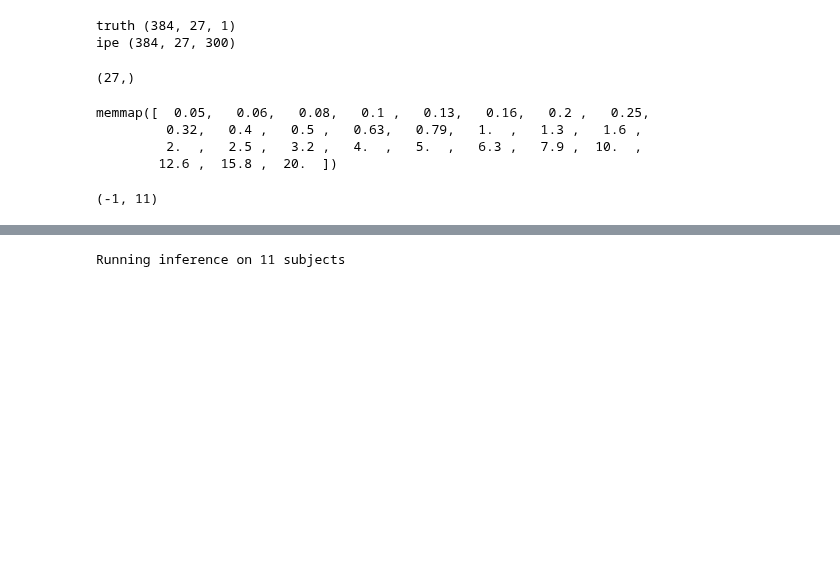
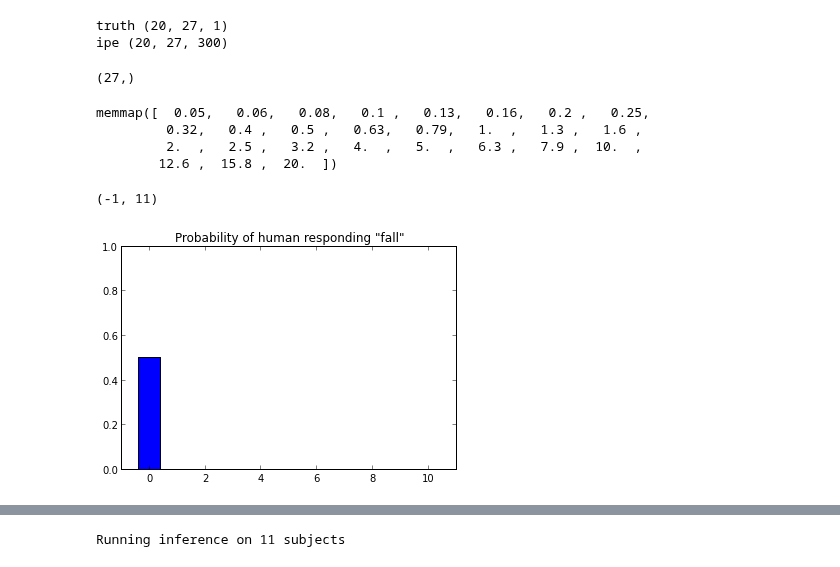
Before and after one commit to berkeley-cocosci/mass-inference, a Jupyter notebook: analysis/experimenter-analysis.ipynb, the cells around one changed output, grey strips where cells are left out. Saved outputs shown, nothing was run; the diff lists cells and outputs as text; code cells hidden in the pictures; blank space fills up the shorter version.

Commit message:
Parsing turk data and a little analysis

```diff
--- a/analysis/experimenter-analysis.ipynb
+++ b/analysis/experimenter-analysis.ipynb
@@ -24,15 +24,26 @@ from cogphysics.lib.corr import xcorr
 normalize = rvs.util.normalize
 weightedSample = rvs.util.weightedSample
 rso = np.random.RandomState(0)
+# %%
+###############################
+##### LOAD AND ORDER DATA #####
+###############################
+
+# load stability data
+out = lat.load('stability')
+rawhuman0, rawhstim0, raworder0, rawtruth0, rawipe0, kappas = out
+# %%
+######################################################################
+## Load and process new data
+hdata = np.load("../../turk-experiment/data.npz")
+rawhuman = hdata['data']['response'][..., None]
+rawhstim = np.array([x.split("~")[0] for x in hdata['stims']])
+raworder = hdata['data']['trial'][..., None]
+
+idx = np.nonzero((rawhstim0[:, None] == rawhstim[None, :]))[0]
+rawtruth = rawtruth0[idx].copy()
+rawipe = rawipe0[idx].copy()
 # %%
-###############################
-##### LOAD AND ORDER DATA #####
-###############################
-
-# load stability data
-out = lat.load('stability')
-rawhuman, rawhstim, raworder, rawtruth, rawipe, kappas = out
-
 # order data by trial
 human, stimuli, sort, truth, ipe = lat.order_by_trial(
     rawhuman, rawhstim, raworder, rawtruth, rawipe)
@@ -41,8 +52,8 @@ ipe = ipe[0]
 print "truth", truth.shape
 print "ipe", ipe.shape
 # %% [output]
-truth (384, 27, 1)
-ipe (384, 27, 300)
+truth (20, 27, 1)
+ipe (20, 27, 300)
 # %%
 # compute ratios (from kappa values)
 ratios = 10 ** kappas
@@ -79,24 +90,26 @@ ikappa0      = np.nonzero(kappas==1.0)[0][0]     # index for the true mass ratio
 # %%
 #-----------------#
 # Human responses #
 #-----------------#
 
-ifell = human > 3
-istable = human < 3
-ichance = human == 3
-h_responses = np.empty(human.shape)
-h_responses[ifell] = 1
-h_responses[istable] = 0
-h_responses[ichance] = rso.randint(0, 2, h_responses[ichance].shape)
+# ifell = human > 3
+# istable = human < 3
+# ichance = human == 3
+# h_responses = np.empty(human.shape)
+# h_responses[ifell] = 1
+# h_responses[istable] = 0
+# h_responses[ichance] = rso.randint(0, 2, h_responses[ichance].shape)
+h_responses = human.astype('i8')
 
 plt.figure()
 plt.bar(np.arange(h_responses.shape[0]),
         np.mean(h_responses, axis=1), align='center')
 plt.title("Probability of human responding \"fall\"")
 plt.ylim(0, 1)
 plt.xlim(-1, 11)
 # %% [output]
 (-1, 11)
+[figure, added]
 # %%
 ##########################
 ##### MODEL OBSERVER #####
```
Also changed, not shown: parts of 6 cells of this notebook, 6 other files.
